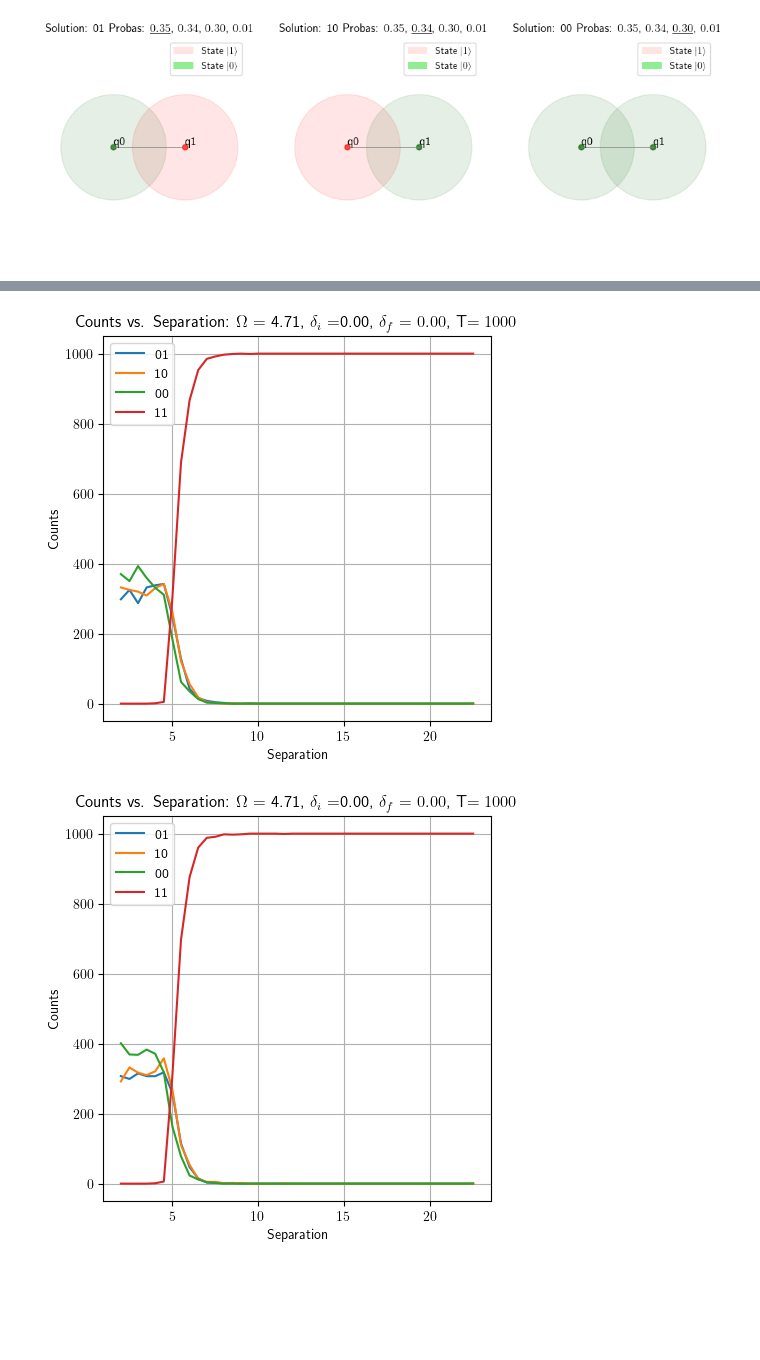
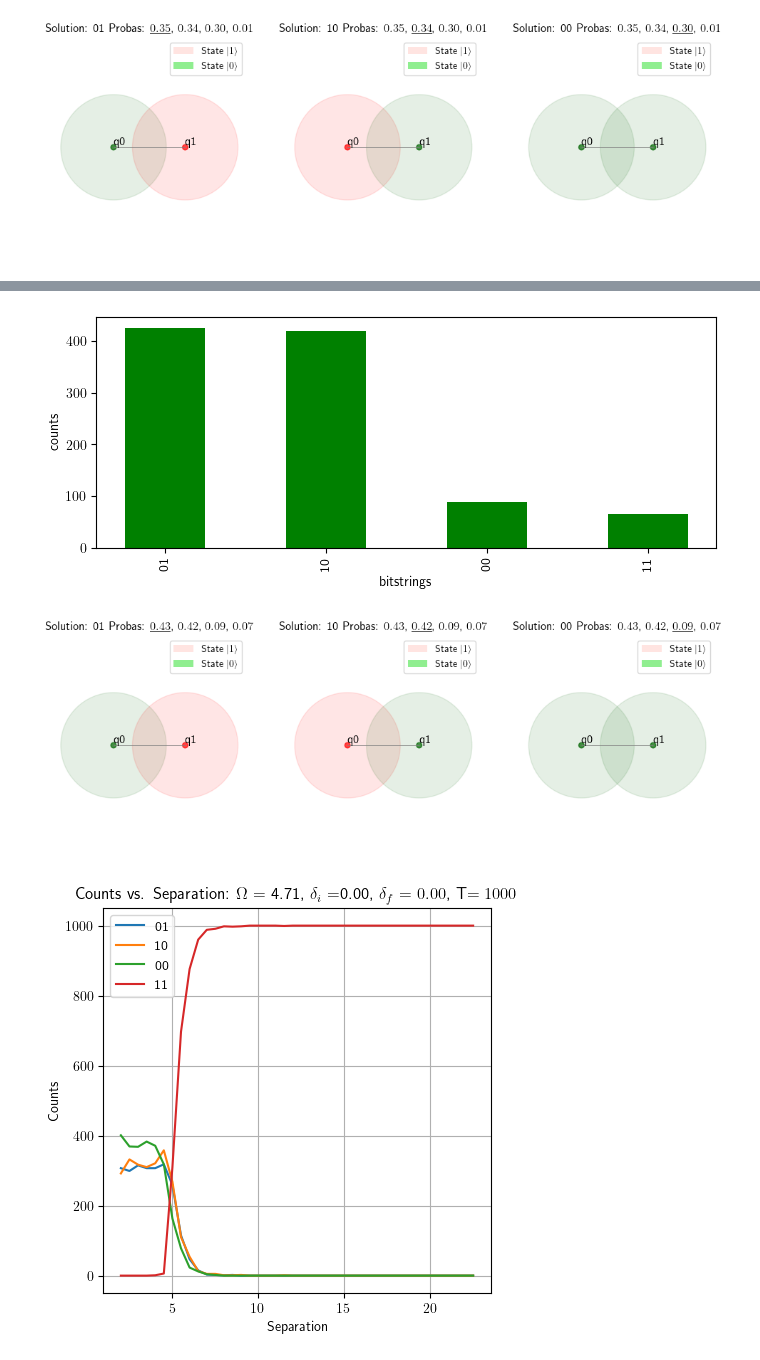
Before and after one commit to BoGGoG/PulserLearn, a Jupyter notebook: AlexQuestion.ipynb, the cells around one changed output, grey strips where cells are left out. Cells and saved outputs as stored; diff of their text form; code cells hidden in the pictures; blank space fills up the shorter version.

```diff
--- a/AlexQuestion.ipynb
+++ b/AlexQuestion.ipynb
@@ -154,34 +154,22 @@ draw_solutions(reg, counts, n=3, draw_graph=True)
-# %%
-separations = np.arange(2, 23, 0.5)
-results = {}
-
-Omega = 1.5 * np.pi # gives approximately pi as area under the pulse
-delta_i = -0
-delta_f = 0
-T = 1000
-
-for separation in separations:
-    coords = [[-separation, 0], [separation, 0]]
-    qubits = {f"q{i}": coord for (i, coord) in enumerate(coords)}
-    reg = Register(qubits)
-
-    counts: dict = anneal(reg, Omega, delta_i, delta_f, draw_distribution=False, T=T)  # dict of counts
-    results[separation] = counts
-
-# plot
-fig, ax = plt.subplots(figsize=(5, 5))
-plt.plot(results.keys(), [c["01"] for c in [results[s] for s in results.keys()]], label="01")
-plt.plot(results.keys(), [c["10"] for c in [results[s] for s in results.keys()]], label="10")
-plt.plot(results.keys(), [c["00"] for c in [results[s] for s in results.keys()]], label="00")
-plt.plot(results.keys(), [c["11"] for c in [results[s] for s in results.keys()]], label="11")
-plt.legend()
-plt.xlabel("Separation")
-plt.ylabel("Counts")
-plt.title(r"Counts vs. Separation: $\Omega$ = " + f"{Omega:.2f}" + r", $\delta_i$ =" + f"{delta_i:.2f}" + r", $\delta_f$ = " + f"${delta_f:.2f}$, T$ = {T}$")
-plt.grid()
-plt.show()
-# %% [output]
-[figure, removed]
+# %%
+coords = [
+    [-0, 0],
+    # [-9, 0],
+    [9, 0],
+    # [18, 0],
+    ]
+qubits = {f"q{i}": coord for (i, coord) in enumerate(coords)}
+reg = Register(qubits)
+
+Omega = 1.5 * np.pi
+delta_i = 8
+delta_f = -8
+T = 1000
+counts:dict = anneal(reg, Omega, delta_i, delta_f, draw_distribution=True, T=T) # dict of counts
+draw_solutions(reg, counts, n=3, draw_graph=True)
+# %% [output]
+[figure, added]
+[figure, added]
 # %%
 def exp1(Omega, delta_i, delta_f, T, separations):
     for separation in separations:
```
Also changed, not shown: parts of 1 cell of this notebook.
